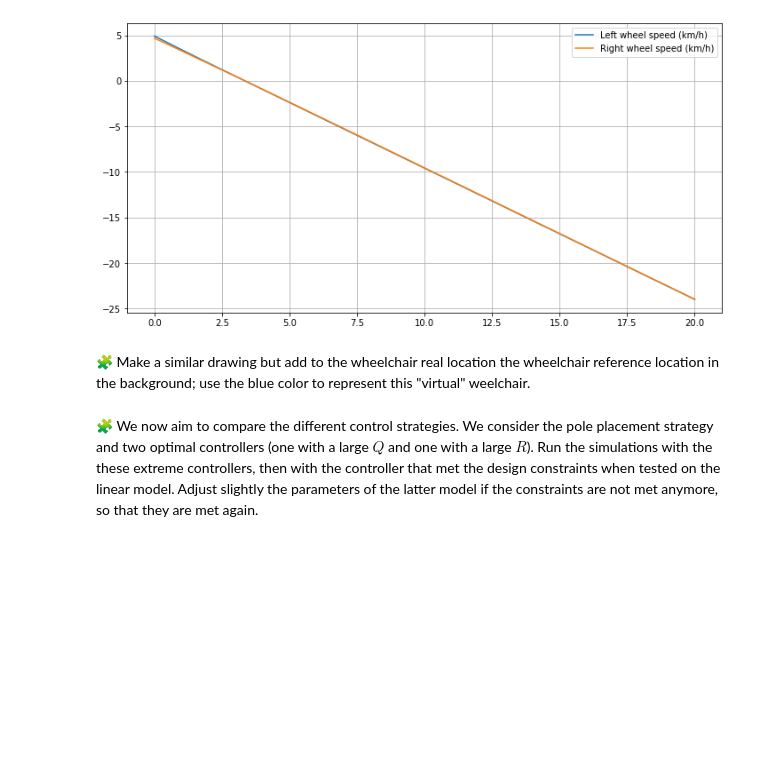
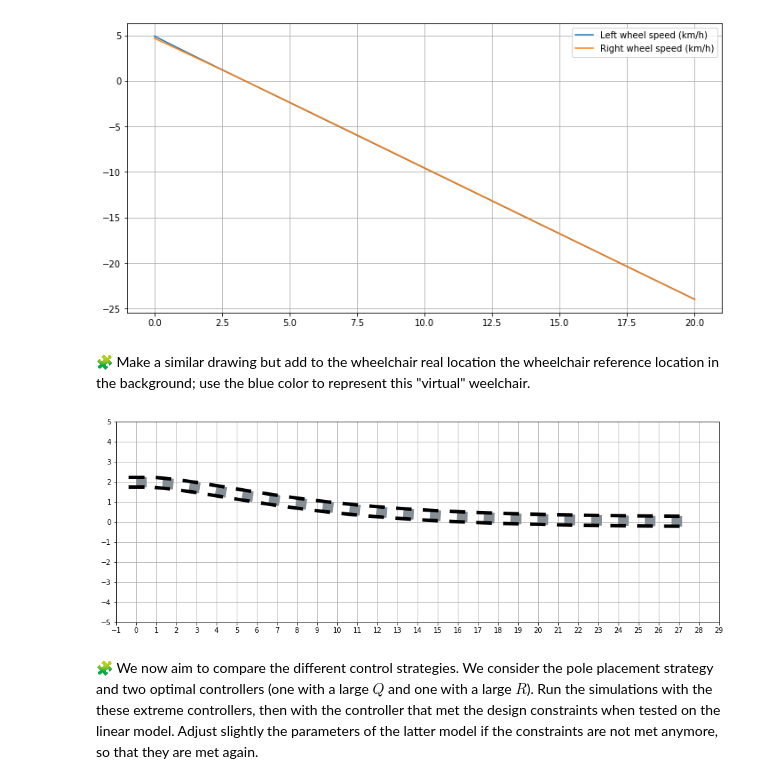
Before and after one commit to AyaBOUBAKRI/control-engineering-with-python-project-2022-2023, a Jupyter notebook: Project-3.ipynb, the cells around one changed output. Drawn from its saved outputs; the diff is of its cells as text; code cells hidden in the pictures; blank space fills up the shorter version.

```diff
--- a/Project-3.ipynb
+++ b/Project-3.ipynb
@@ -904,3 +904,12 @@ legend()
 [figure]
 # %% [markdown]
 🧩 Make a similar drawing but add to the wheelchair real location the wheelchair reference location in the background; use the blue color to represent this "virtual" weelchair.
+# %%
+step = 1
+t = arange(0,tf+step,step)
+sol_t = r["sol"](t)
+draw_arena(xmax=29,xmin=-1,ymin=-5,ymax=5)
+for x, y, theta in sol_t.T:
+    draw_wheelchair(x, y, theta)
+# %% [output]
+[figure, added]
```
Also changed, not shown: parts of 4 cells of this notebook.
